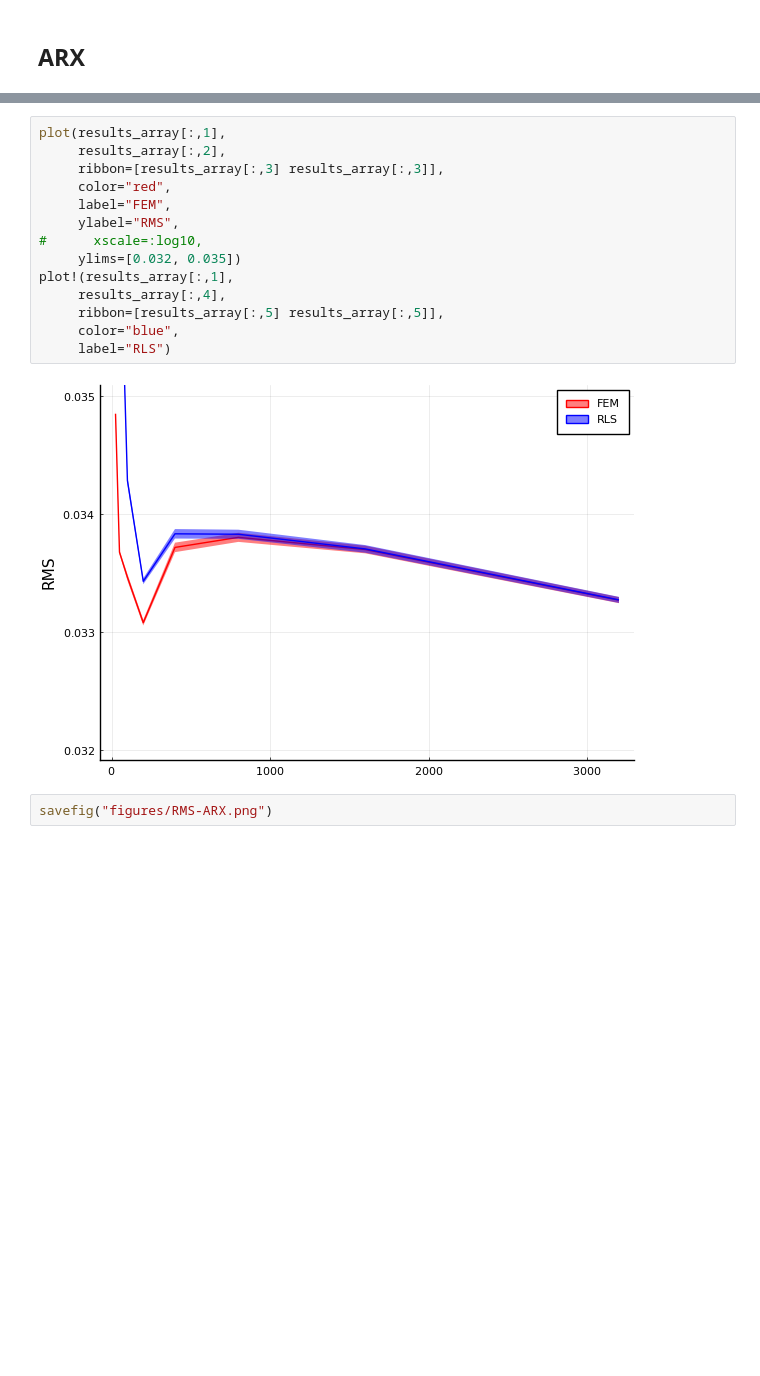
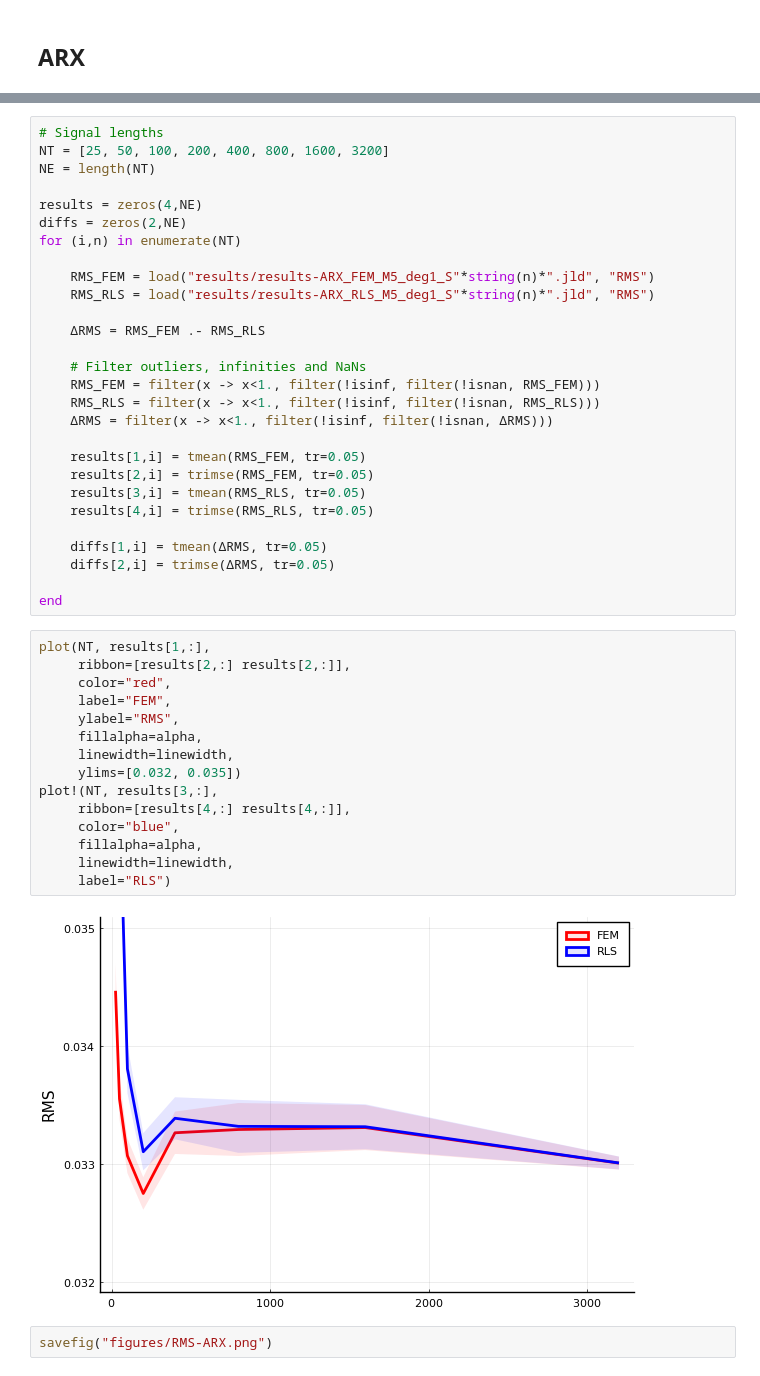
Before and after one commit to biaslab/nsi-silverbox, a Jupyter notebook: experiments-verification/collect-results.ipynb, the cells around one changed output, grey strips where cells are left out. Drawn from its saved outputs; the diff is of its cells as text; blank space fills up the shorter version.

```diff
--- a/experiments-verification/collect-results.ipynb
+++ b/experiments-verification/collect-results.ipynb
@@ -44,19 +14,48 @@ sort!(df)
+# %%
+# Signal lengths
+NT = [25, 50, 100, 200, 400, 800, 1600, 3200]
+NE = length(NT)
+
+results = zeros(4,NE)
+diffs = zeros(2,NE)
+for (i,n) in enumerate(NT)
+
+    RMS_FEM = load("results/results-ARX_FEM_M5_deg1_S"*string(n)*".jld", "RMS")
+    RMS_RLS = load("results/results-ARX_RLS_M5_deg1_S"*string(n)*".jld", "RMS")
+
+    ΔRMS = RMS_FEM .- RMS_RLS
+
+    # Filter outliers, infinities and NaNs
+    RMS_FEM = filter(x -> x<1., filter(!isinf, filter(!isnan, RMS_FEM)))
+    RMS_RLS = filter(x -> x<1., filter(!isinf, filter(!isnan, RMS_RLS)))
+    ΔRMS = filter(x -> x<1., filter(!isinf, filter(!isnan, ΔRMS)))
+
+    results[1,i] = tmean(RMS_FEM, tr=0.05)
+    results[2,i] = trimse(RMS_FEM, tr=0.05)
+    results[3,i] = tmean(RMS_RLS, tr=0.05)
+    results[4,i] = trimse(RMS_RLS, tr=0.05)
+
+    diffs[1,i] = tmean(ΔRMS, tr=0.05)
+    diffs[2,i] = trimse(ΔRMS, tr=0.05)
+
+end
 # %%
-plot(results_array[:,1],
-     results_array[:,2],
-     ribbon=[results_array[:,3] results_array[:,3]],
+plot(NT, results[1,:],
+     ribbon=[results[2,:] results[2,:]],
      color="red",
      label="FEM",
      ylabel="RMS",
-#      xscale=:log10,
+     fillalpha=alpha,
+     linewidth=linewidth,
      ylims=[0.032, 0.035])
-plot!(results_array[:,1],
-     results_array[:,4],
-     ribbon=[results_array[:,5] results_array[:,5]],
+plot!(NT, results[3,:],
+     ribbon=[results[4,:] results[4,:]],
      color="blue",
+     fillalpha=alpha,
+     linewidth=linewidth,
      label="RLS")
 # %% [output]
-[figure, old version]
+[figure, new version]
 # %%
 savefig("figures/RMS-ARX.png")
 # %% [markdown]
```
Also changed, not shown: parts of 23 cells of this notebook, 1 other file.
